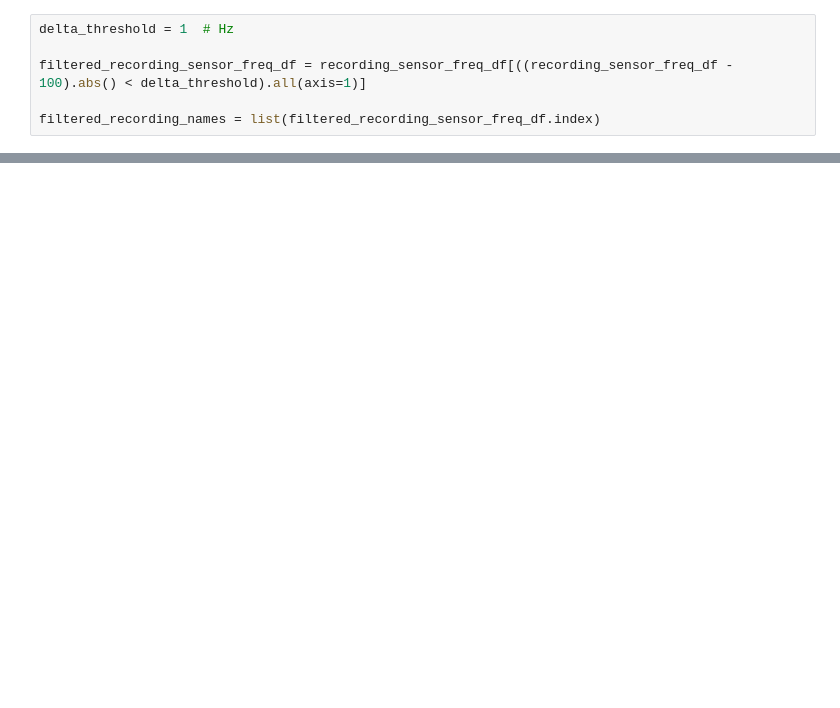
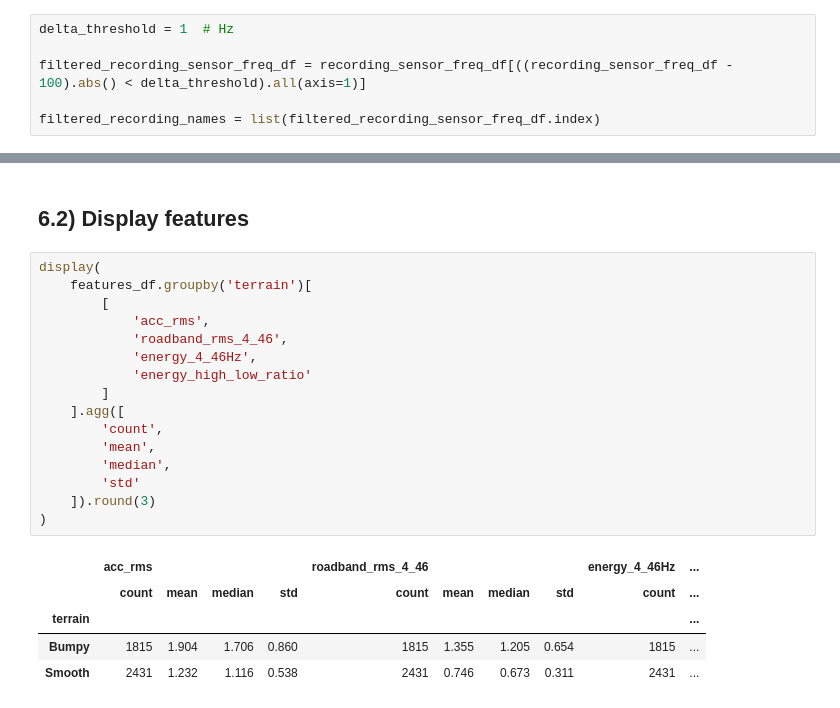
Before and after one commit to thesuacar/road-checker, a Jupyter notebook: notebook.ipynb, the cells around one changed output, grey strips where cells are left out. Drawn from its saved outputs; the diff is of its cells as text; blank space fills up the shorter version.

```diff
--- a/notebook.ipynb
+++ b/notebook.ipynb
@@ -246,0 +1343,24 @@ Name: (Raw001, 1788710950665228500), dtype: object
+# %% [markdown]
+## 6.2) Display features
+# %%
+display(
+    features_df.groupby('terrain')[
+        [
+            'acc_rms',
+            'roadband_rms_4_46',
+            'energy_4_46Hz',
+            'energy_high_low_ratio'
+        ]
+    ].agg([
+        'count',
+        'mean',
+        'median',
+        'std'
+    ]).round(3)
+)
+# %% [output]
+|  | acc_rms |  |  |  | roadband_rms_4_46 |  |  |  | energy_4_46Hz | ... |
+|  | count | mean | median | std | count | mean | median | std | count | ... |
+| terrain |  |  |  |  |  |  |  |  |  | ... |
+| Bumpy | 1815 | 1.904 | 1.706 | 0.860 | 1815 | 1.355 | 1.205 | 0.654 | 1815 | ... |
+| Smooth | 2431 | 1.232 | 1.116 | 0.538 | 2431 | 0.746 | 0.673 | 0.311 | 2431 | ... |
```
Also changed, not shown: parts of 55 cells of this notebook, 13 other files.
